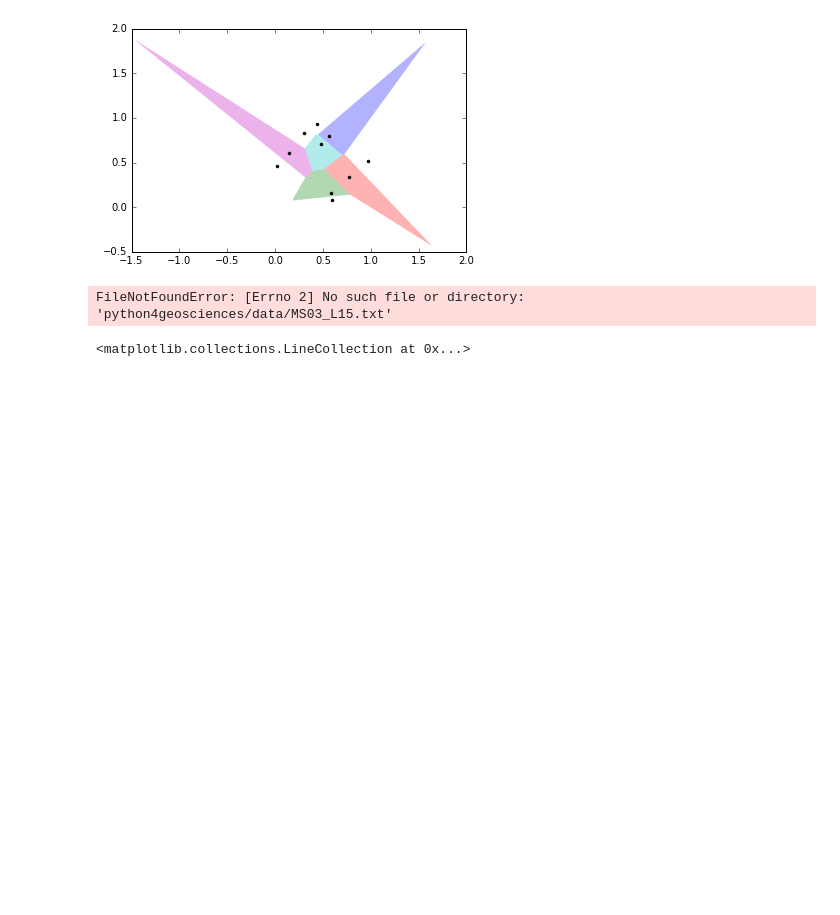
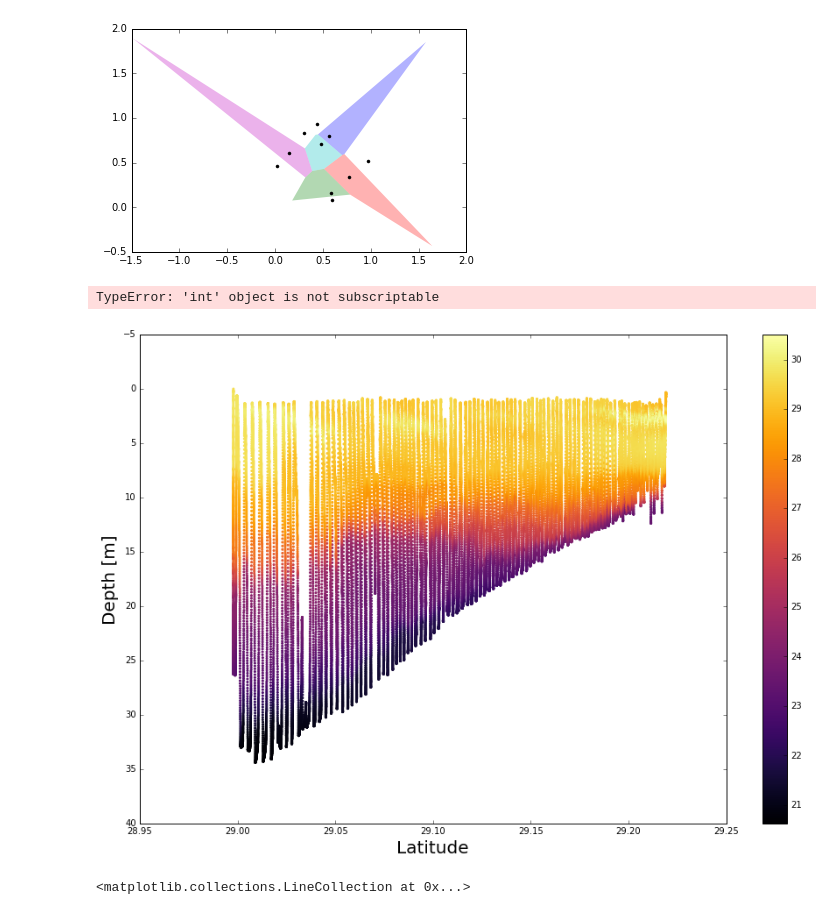
Before and after one commit to eglewis/OCNG-689-HW, a Jupyter notebook: HW05.ipynb, the cells around one changed output. Saved outputs shown, nothing was run; the diff lists cells and outputs as text; code cells hidden in the pictures; blank space fills up the shorter version.

```diff
--- a/HW05.ipynb
+++ b/HW05.ipynb
@@ -121,12 +129,42 @@ plt.plot(pts[:, 0], pts[:, 1], '.k')
 # %% [output]
 [<matplotlib.lines.Line2D at 0x...>]
 [figure]
-# %%
-# 3 2D interpolation
-
-data = np.loadtxt('python4geosciences/data/MS03_L15.txt')
-# %% [output]
-FileNotFoundError: [Errno 2] No such file or directory: 'python4geosciences/data/MS03_L15.txt'
+# %%
+def area(vertices):
+    n = len(vertices) # of corners
+    a = 0.0
+    for i in range(n):
+        j = (i + 1) % n
+        a += abs(vertices[i][0] * vertices[j][1]-vertices[j][0] * vertices[i][1])
+    result = a / 2.0
+    return result
+
+for value in vor.regions:
+    if value == [3,0,-1,2] :
+        print(area(value))
+
+    else :
+        print('idiot')
+# %% [output]
+TypeError: 'int' object is not subscriptable
+# %%
+# 3 2D interpolation
+data = np.loadtxt('MS03_L15.txt', comments = '*')
+
+# set up figure
+fig = plt.figure(figsize = (15,10))
+ax = fig.add_subplot(111)
+
+# plot data
+plot = ax.scatter(data[:,0], data[:,2], s=4, c=data[:,3], cmap = 'inferno', edgecolors= 'face')
+
+# labels
+ax.set_xlabel("Latitude", fontsize=20)
+ax.set_ylabel("Depth [m]", fontsize=20)
+ax.invert_yaxis()
+cbar = plt.colorbar(plot)
+# %% [output]
+[figure, added]
 # %%
 # 4 Area of Greenland and Australia in different projections
 from mpl_toolkits.basemap import Basemap
```
Also changed, not shown: parts of 5 cells of this notebook.
